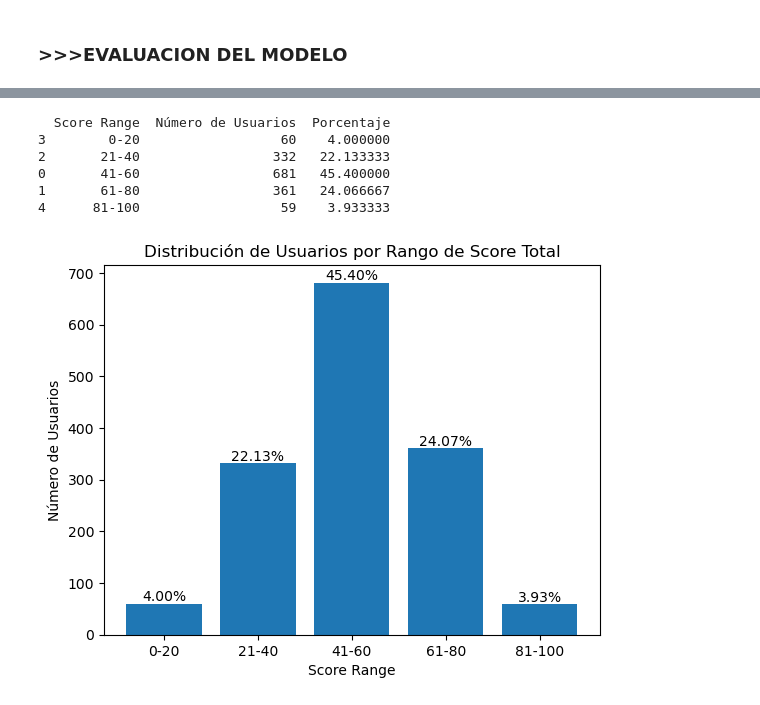
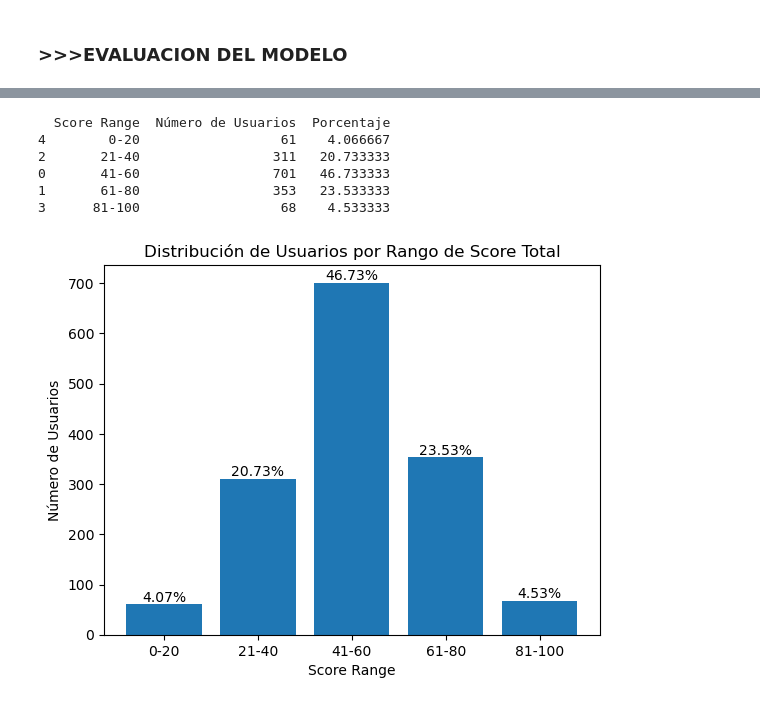
Before and after one commit to Equipo-1-FS-JAASC/Data-project-1, a Jupyter notebook: bbdd/scoring_jupyter.ipynb, the cells around one changed output, grey strips where cells are left out. Cells and saved outputs as stored; diff of their text form; code cells hidden in the pictures.

```diff
--- a/bbdd/scoring_jupyter.ipynb
+++ b/bbdd/scoring_jupyter.ipynb
@@ -414,40 +387,40 @@ bins = [0, 20, 40, 60, 80, 100]
 labels = ['0-20', '21-40', '41-60', '61-80', '81-100']
 
 # Agregar una nueva columna 'score_range' al DataFrame
-score_merged_weighted['score_range'] = pd.cut(score_merged_weighted['score_total'], bins=bins, labels=labels)
+score_merged_weighted['score_range'] = pd.cut(score_merged_weighted['score'], bins=bins, labels=labels)
 
 # Contar usuarios por rango de score
 usuarios_por_rango = score_merged_weighted['score_range'].value_counts().reset_index()
 
 # Renombrar las columnas
 usuarios_por_rango.columns = ['Score Range', 'Número de Usuarios']
 
 # Calcular el porcentaje de usuarios en cada rango
 total_usuarios = len(score_merged_weighted)
 usuarios_por_rango['Porcentaje'] = (usuarios_por_rango['Número de Usuarios'] / total_usuarios) * 100
 
 # Ordenar por 'Score Range'
 usuarios_por_rango = usuarios_por_rango.sort_values('Score Range')
 
 # Mostrar la tabla
 print(usuarios_por_rango)
 
 # Gráfico de barras para visualizar la distribución
 plt.bar(usuarios_por_rango['Score Range'], usuarios_por_rango['Número de Usuarios'])
 plt.title('Distribución de Usuarios por Rango de Score Total')
 plt.xlabel('Score Range')
 plt.ylabel('Número de Usuarios')
 
 # Agregar porcentajes en el gráfico
 for i, porcentaje in enumerate(usuarios_por_rango['Porcentaje']):
     plt.text(i, usuarios_por_rango['Número de Usuarios'].iloc[i] + 5, f'{porcentaje:.2f}%', ha='center')
 
 plt.show()
 # %% [output]
   Score Range  Número de Usuarios  Porcentaje
-3        0-20                  60    4.000000
-2       21-40                 332   22.133333
-0       41-60                 681   45.400000
-1       61-80                 361   24.066667
-4      81-100                  59    3.933333
+4        0-20                  61    4.066667
+2       21-40                 311   20.733333
+0       41-60                 701   46.733333
+1       61-80                 353   23.533333
+3      81-100                  68    4.533333
-[figure, old version]
+[figure, new version]
```
Also changed, not shown: parts of 7 cells of this notebook, 1 other file.
